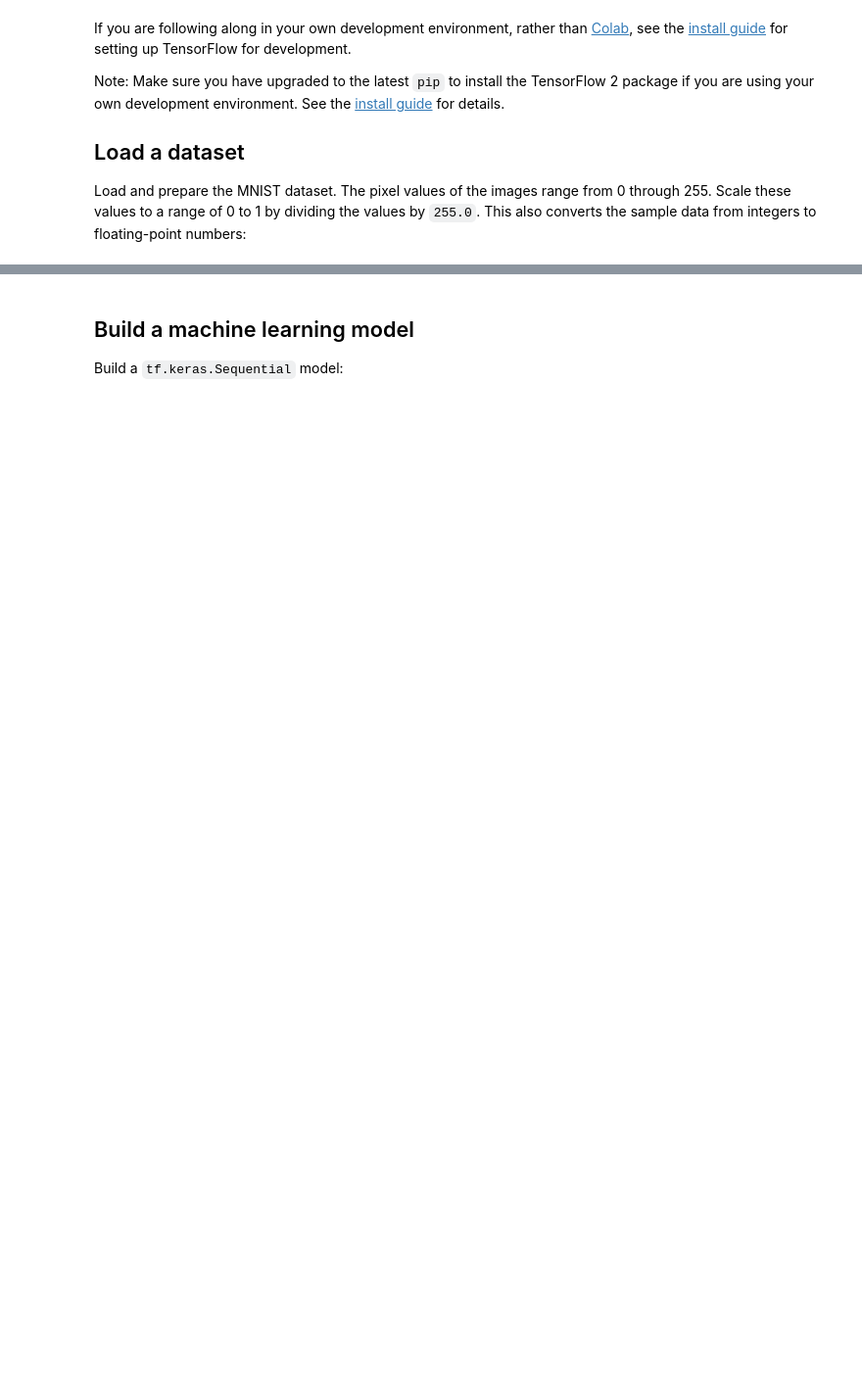
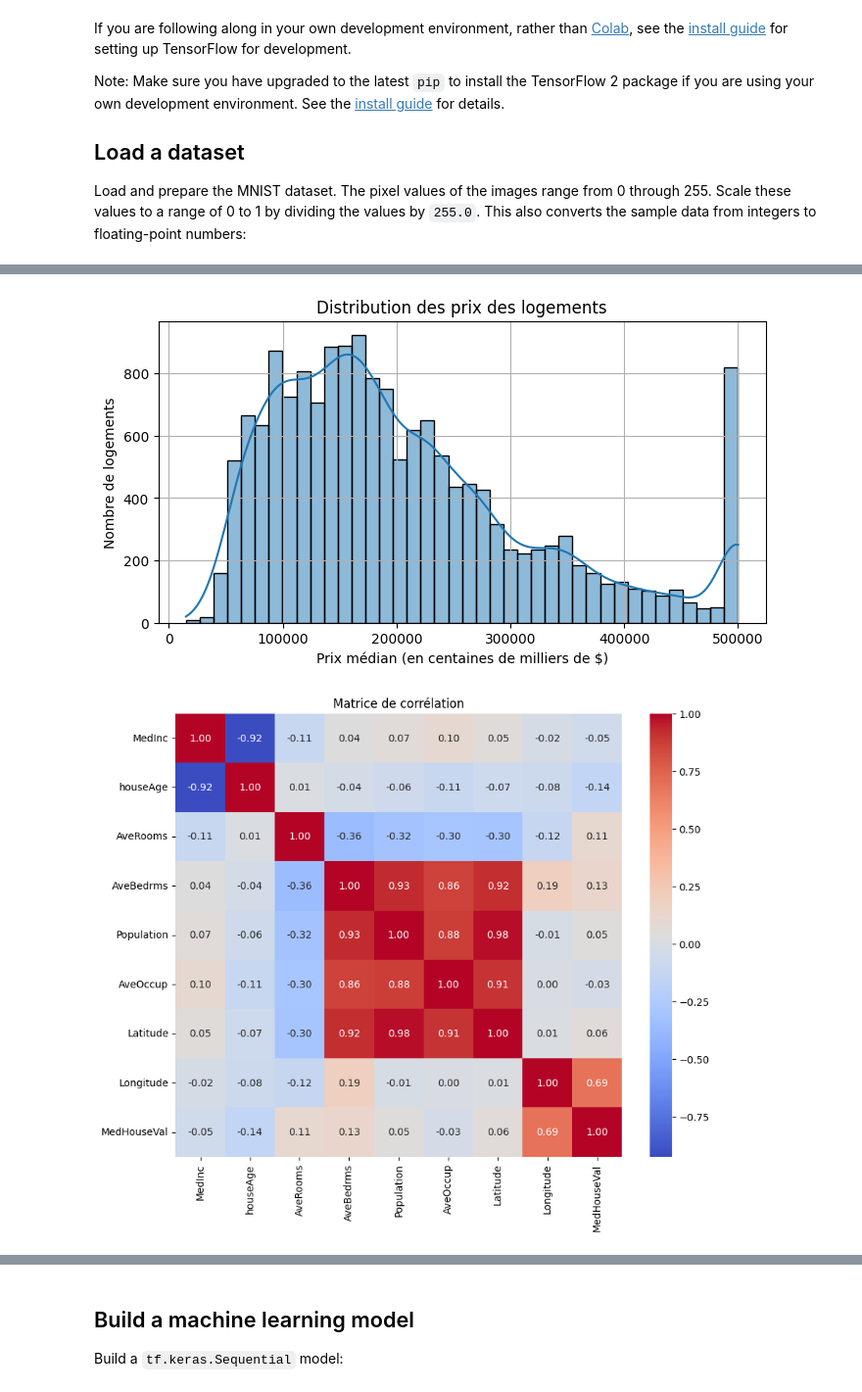
Before and after one commit to ludooo2204/ComputerVision, a Jupyter notebook: site/en/tutorials/quickstart/beginner.ipynb, the cells around one changed output, grey strips where cells are left out. Shown at 98% size. Cells and saved outputs as stored; diff of their text form; code cells hidden in the pictures; blank space fills up the shorter version.

```diff
--- a/site/en/tutorials/quickstart/beginner.ipynb
+++ b/site/en/tutorials/quickstart/beginner.ipynb
@@ -71,0 +126,32 @@ Downloading data from https://storage.googleapis.com/tensorflow/tf-keras-dataset
+# %%
+import matplotlib.pyplot as plt
+import seaborn as sns
+
+# Graphique 1 : distribution des prix
+plt.figure(figsize=(8, 4))
+sns.histplot(df["MedHouseVal"], bins=40, kde=True)
+plt.title("Distribution des prix des logements")
+plt.xlabel("Prix médian (en centaines de milliers de $)")
+plt.ylabel("Nombre de logements")
+plt.grid(True)
+plt.show()
+
+# Graphique 2 : corrélations
+plt.figure(figsize=(10, 8))
+sns.heatmap(df.corr(), annot=True, cmap="coolwarm", fmt=".2f")
+plt.title("Matrice de corrélation")
+plt.show()
+
+# Graphique 3 : carte 2D statique
+plt.figure(figsize=(10, 6))
+scatter = plt.scatter(df["Longitude"], df["Latitude"],
+                      c=df["MedHouseVal"], cmap="viridis", s=8, alpha=0.7)
+plt.colorbar(scatter, label="Prix médian")
+plt.xlabel("Longitude")
+plt.ylabel("Latitude")
+plt.title("Carte des prix en Californie")
+plt.grid(True)
+plt.show()
+# %% [output]
+[figure, added]
+[figure, added]
```
Also changed, not shown: parts of 15 cells of this notebook.
